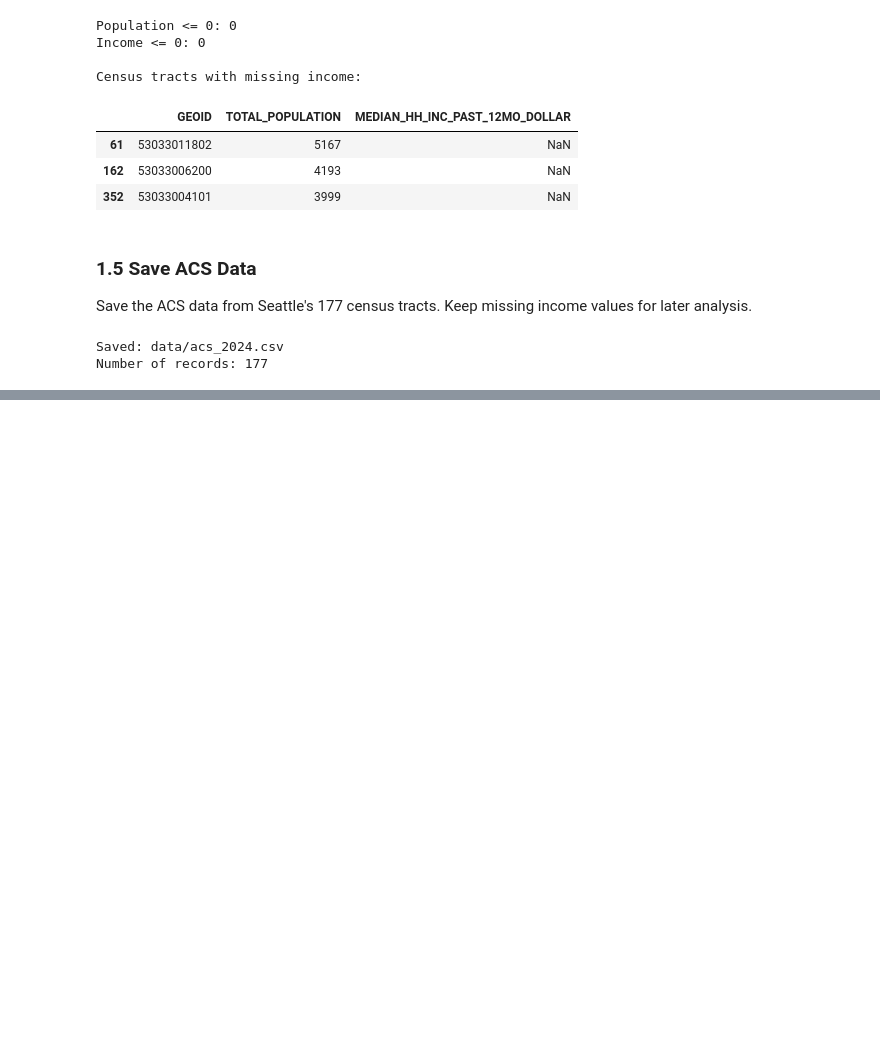
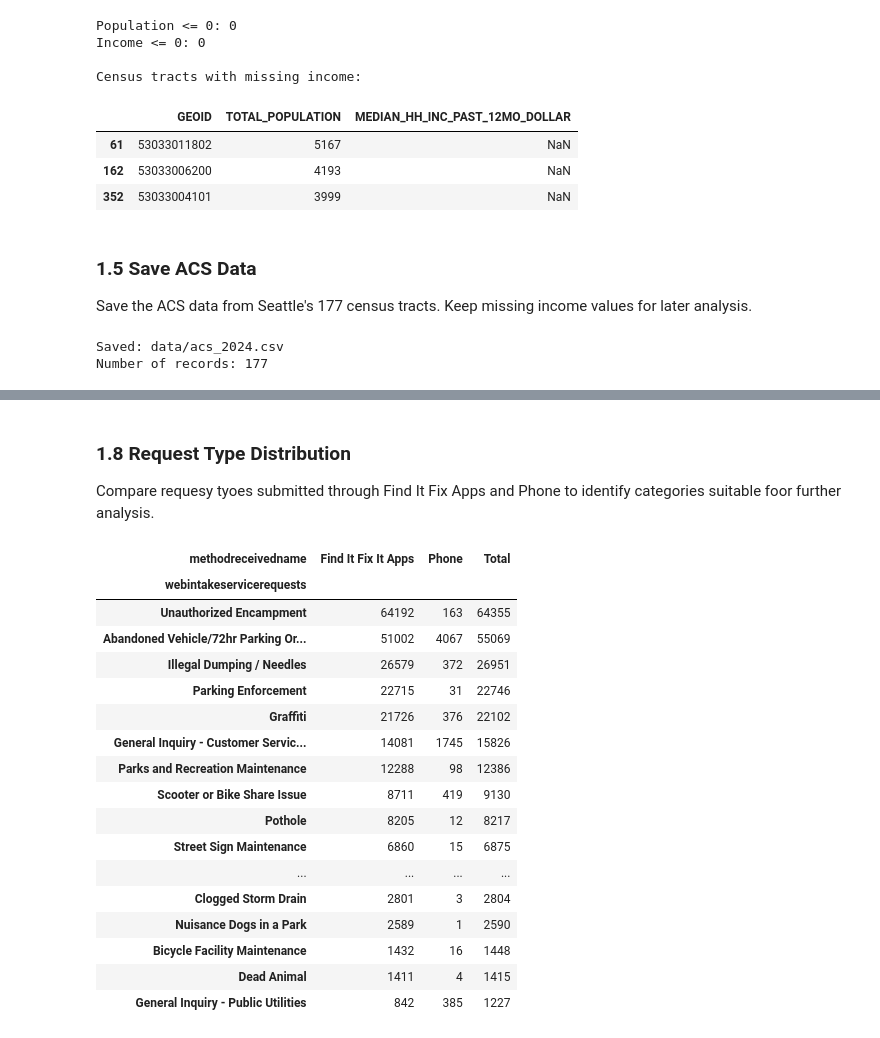
Before and after one commit to ywang254-a11y/hcde-410-final, a Jupyter notebook: Final_Analysis.ipynb, the cells around one changed output, grey strips where cells are left out. Drawn from its saved outputs; the diff is of its cells as text; code cells hidden in the pictures; blank space fills up the shorter version.

Commit message:
Complete data collection and preparation

```diff
--- a/Final_Analysis.ipynb
+++ b/Final_Analysis.ipynb
@@ -274,0 +382,68 @@ Number of records: 177
+# %% [markdown]
+### 1.8 Request Type Distribution
+Compare requesy tyoes submitted through Find It Fix Apps and Phone to identify categories suitable foor further analysis.
+# %%
+# Count request types for App and Phone
+type_params = {
+    "$where": (
+        date_filter
+        + " AND methodreceivedname IN "
+        + "('Find It Fix It Apps', 'Phone')"
+    ),
+    "$select": (
+        "methodreceivedname, "
+        "webintakeservicerequests, "
+        "count(*) as count"
+    ),
+    "$group": (
+        "methodreceivedname, "
+        "webintakeservicerequests"
+    ),
+    "$limit": 5000
+}
+
+response = requests.get(
+    requests_url,
+    params=type_params,
+    timeout=60
+)
+response.raise_for_status()
+
+type_data = pd.DataFrame(response.json())
+type_data["count"] = type_data["count"].astype(int)
+
+# Compare App and Phone within each request type
+type_comparison = type_data.pivot_table(
+    index="webintakeservicerequests",
+    columns="methodreceivedname",
+    values="count",
+    aggfunc="sum",
+    fill_value=0
+)
+
+type_comparison["Total"] = type_comparison.sum(axis=1)
+
+type_comparison = type_comparison.sort_values(
+    "Total", ascending=False
+)
+
+display(type_comparison.head(20))
+# %% [output]
+| methodreceivedname | Find It Fix It Apps | Phone | Total |
+| webintakeservicerequests |  |  |  |
+| Unauthorized Encampment | 64192 | 163 | 64355 |
+| Abandoned Vehicle/72hr Parking Or... | 51002 | 4067 | 55069 |
+| Illegal Dumping / Needles | 26579 | 372 | 26951 |
+| Parking Enforcement | 22715 | 31 | 22746 |
+| Graffiti | 21726 | 376 | 22102 |
+| General Inquiry - Customer Servic... | 14081 | 1745 | 15826 |
+| Parks and Recreation Maintenance | 12288 | 98 | 12386 |
+| Scooter or Bike Share Issue | 8711 | 419 | 9130 |
+| Pothole | 8205 | 12 | 8217 |
+| Street Sign Maintenance | 6860 | 15 | 6875 |
+| ... | ... | ... | ... |
+| Clogged Storm Drain | 2801 | 3 | 2804 |
+| Nuisance Dogs in a Park | 2589 | 1 | 2590 |
+| Bicycle Facility Maintenance | 1432 | 16 | 1448 |
+| Dead Animal | 1411 | 4 | 1415 |
+| General Inquiry - Public Utilities | 842 | 385 | 1227 |
```
Also changed, not shown: parts of 13 cells of this notebook, 1 other file.
